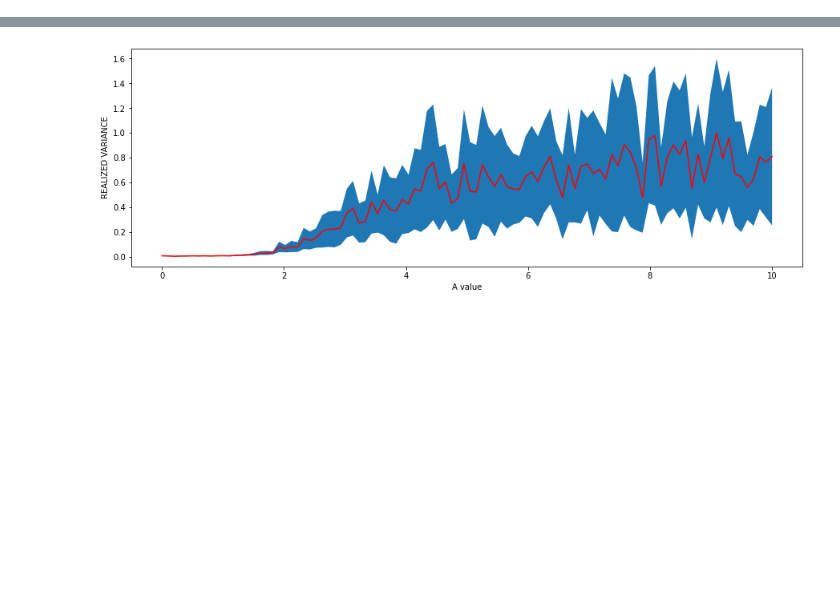
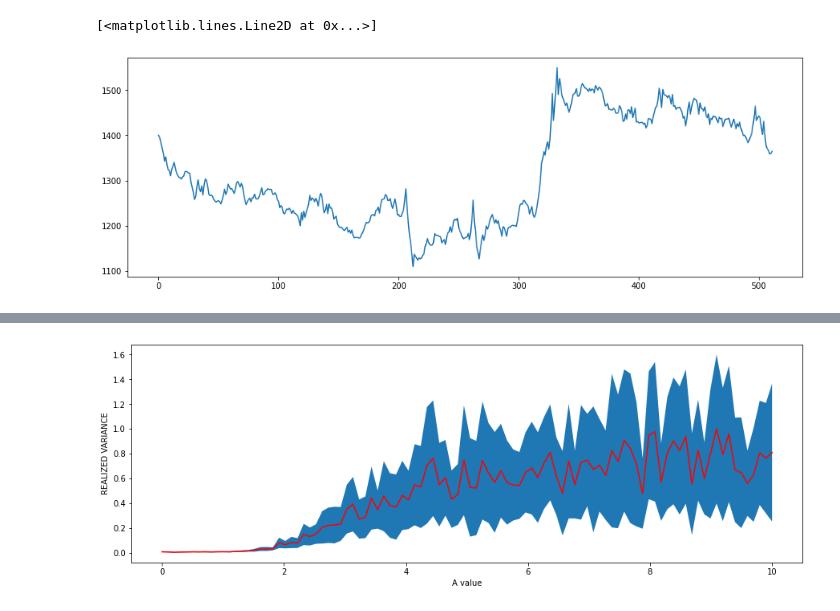
Before and after one commit to charelF/ComplexSystems, a Jupyter notebook: code/alex/CA_runner.ipynb, the cells around one changed output, grey strips where cells are left out. Drawn from its saved outputs; the diff is of its cells as text; code cells hidden in the pictures; blank space fills up the shorter version.

```diff
--- a/code/alex/CA_runner.ipynb
+++ b/code/alex/CA_runner.ipynb
@@ -95 +149,7 @@ RVAR_MEAN = np.mean(RVAR, axis=1)
+# %%
+plt.figure(figsize=(15,5))
+plt.plot(S)
+# %% [output]
+[<matplotlib.lines.Line2D at 0x...>]
+[figure, added]
 # %%
```
Also changed, not shown: parts of 6 cells of this notebook.
